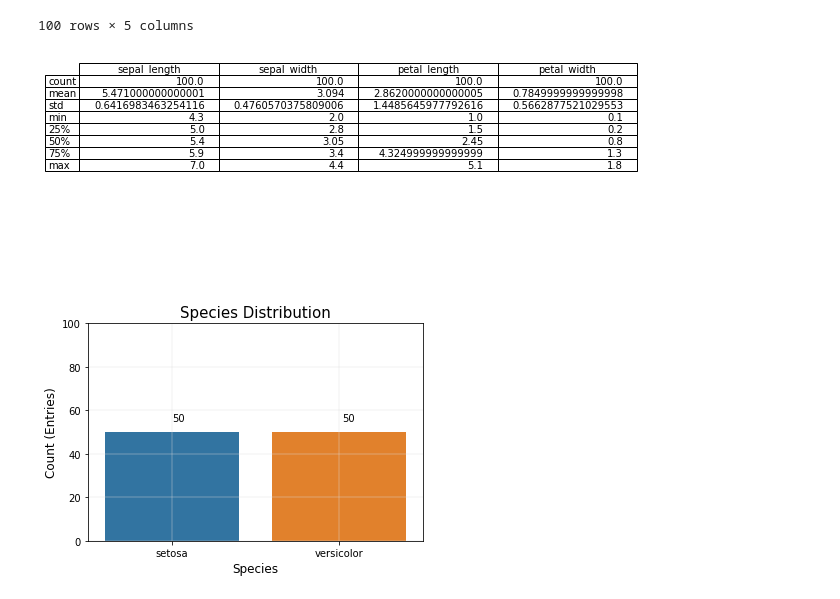
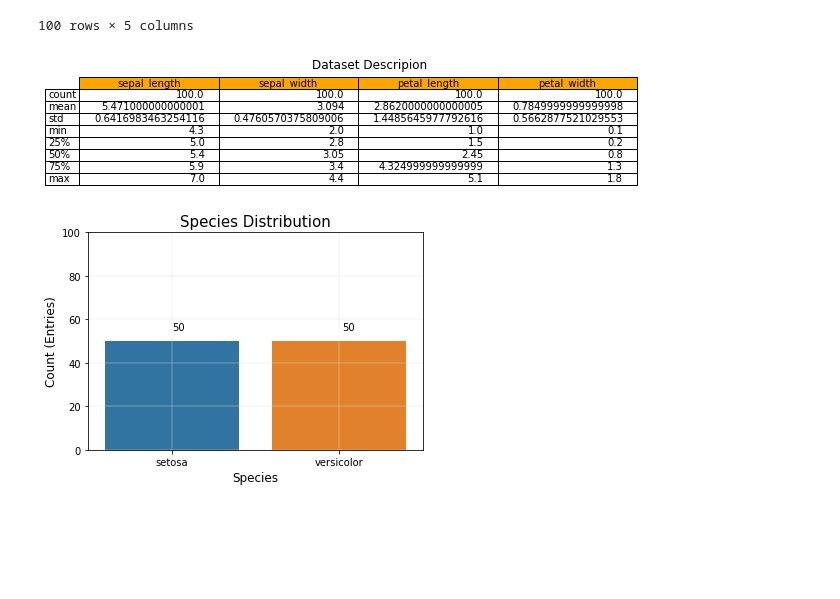
Before and after one commit to code-wizard/CMSC6950-Final-Project, a Jupyter notebook: Final Project.ipynb, the cells around one changed output. Saved outputs shown, nothing was run; the diff lists cells and outputs as text; code cells hidden in the pictures; blank space fills up the shorter version.

```diff
--- a/Final Project.ipynb
+++ b/Final Project.ipynb
@@ -43,16 +43,17 @@ df.head(100)
 clean_df = df.query('species =="setosa" or species=="versicolor"')
 # %%
 desc = clean_df.describe()
-plt.figure(figsize=(10,4))
+plt.figure(figsize=(10,2))
 plot = plt.subplot(111, frame_on=False)
 plot.xaxis.set_visible(False)
 plot.yaxis.set_visible(False)
-table(plot, desc,loc='upper right')
+table(plot, desc,loc='best', colColours=["orange", "orange", "orange", "orange"])
 # plt.show()
     #save the plot as a png file
+plt.title("Dataset Descripion")
 plt.savefig('desc_plot.png')
 # %% [output]
-[figure, old version]
+[figure, new version]
 # %%
 # Visualize the data
 sns.countplot(clean_df['species'])
```
Also changed, not shown: 3 other files.
